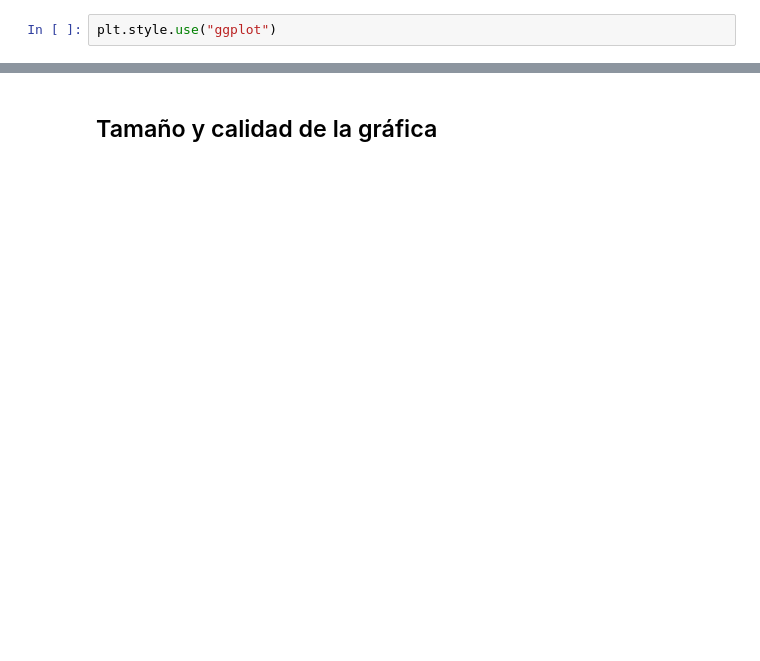
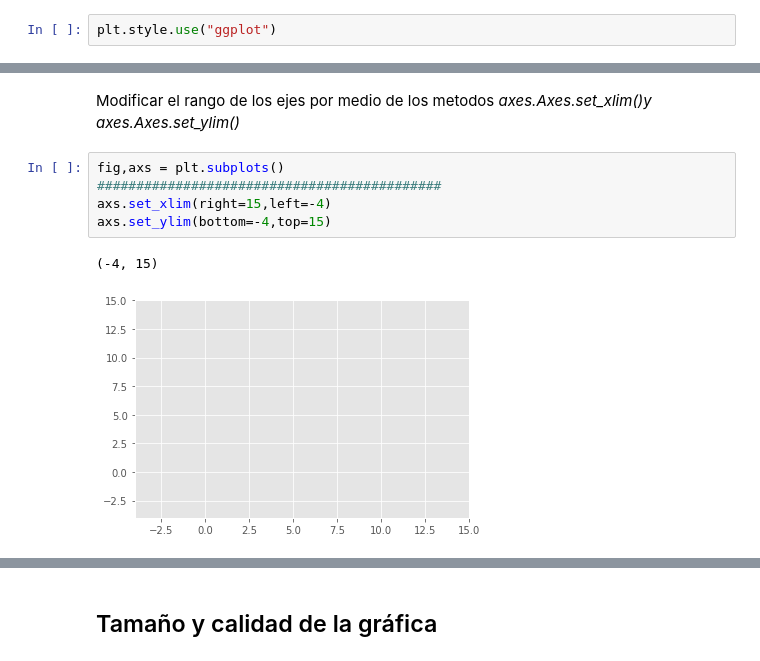
Before and after one commit to Crisdres/Manuales-Pandas-Python, a Jupyter notebook: Manual_pandas_python/Administracion_BBDD_3.ipynb, the cells around one changed output, grey strips where cells are left out. Saved outputs shown, nothing was run; the diff lists cells and outputs as text; blank space fills up the shorter version.

```diff
--- a/Manual_pandas_python/Administracion_BBDD_3.ipynb
+++ b/Manual_pandas_python/Administracion_BBDD_3.ipynb
@@ -27,0 +51,10 @@ plt.style.use("ggplot")
+# %% [markdown]
+Modificar el rango de los ejes por medio de los metodos *axes.Axes.set_xlim()y axes.Axes.set_ylim()*
+# %%
+fig,axs = plt.subplots()
+############################################
+axs.set_xlim(right=15,left=-4)
+axs.set_ylim(bottom=-4,top=15)
+# %% [output]
+(-4, 15)
+[figure, added]
```
Also changed, not shown: parts of 50 cells of this notebook, 2 other files.
